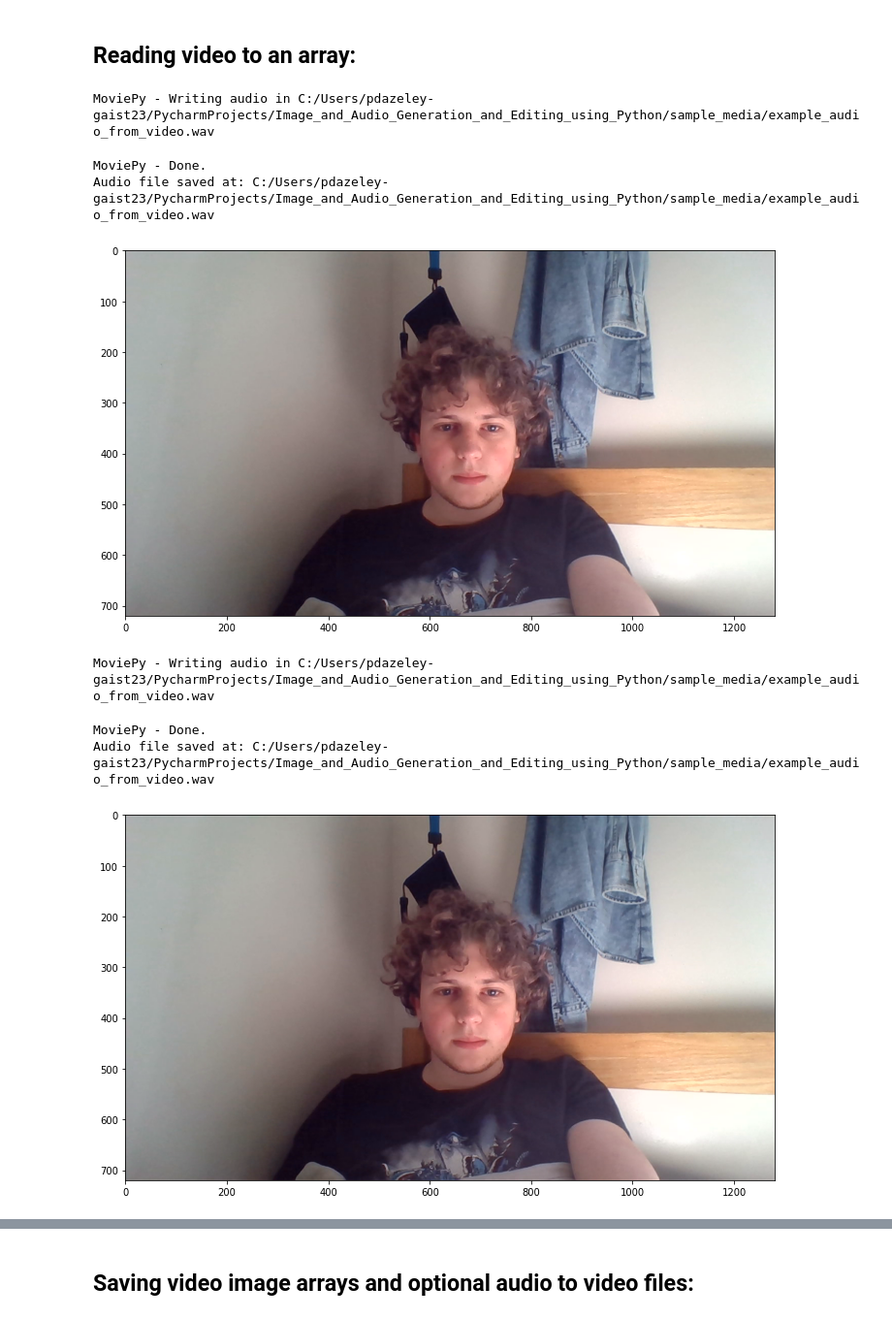
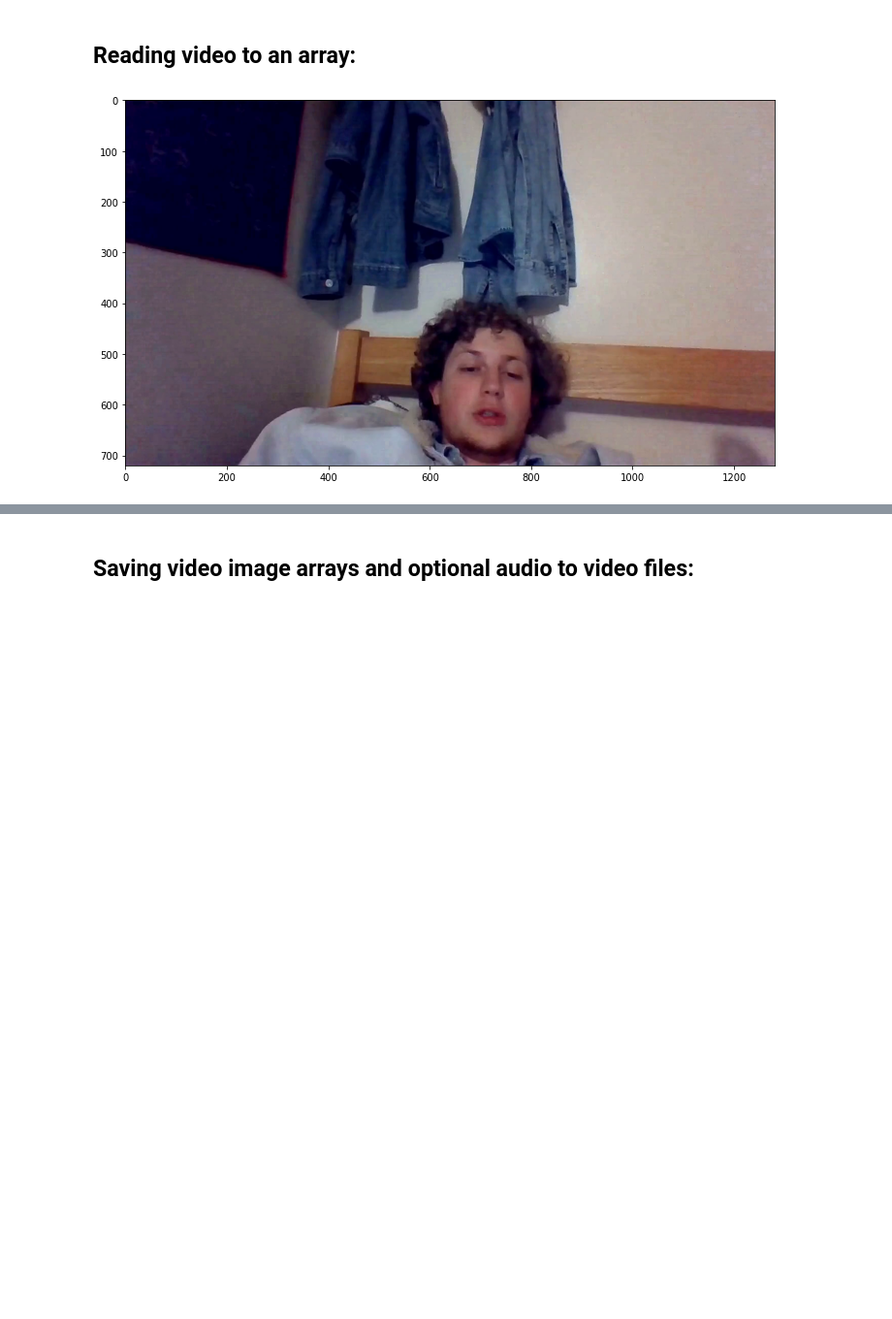
Before and after one commit to phileasdg/Image_and_Audio_Generation_and_Editing_using_Python, a Jupyter notebook: project_documentation/Reading_and_saving_media_files.ipynb, the cells around one changed output, grey strips where cells are left out. Shown at 97% size. Cells and saved outputs as stored; diff of their text form; code cells hidden in the pictures; blank space fills up the shorter version.

Commit message:
Updated paths and functions in documentation to match the code from media_tools

```diff
--- a/project_documentation/Reading_and_saving_media_files.ipynb
+++ b/project_documentation/Reading_and_saving_media_files.ipynb
@@ -5,3 +3,6 @@ from media_tools import *
+# %%
+from media_tools import *
+sample_media = "C:/Users/pdazeley-gaist23/PycharmProjects/Image_and_Audio_Generation_and_Editing_using_Python/sample_media/"
 # %% [markdown]
 ## Reading an image as an array, displaying and saving arrays as images:
 # %%
@@ -83,20 +87,11 @@ audio_tools.save_audio("C:/Users/pdazeley-gaist23/PycharmProjects/Image_and_Audi
 ## Reading video to an array:
 # %%
 # Read a video image array
-clip, framerate = video_tools.read_video("C:/Users/pdazeley-gaist23/PycharmProjects/Image_and_Audio_Generation_and_Editing_using_Python/sample_media/sample_video.mp4")
+clip, framerate = video_tools.read_video(sample_media+"sample_video.mp4")
 
 # Save an audio file copy from a video file
-video_tools.save_audio_from_video("C:/Users/pdazeley-gaist23/PycharmProjects/Image_and_Audio_Generation_and_Editing_using_Python/sample_media/sample_video.mp4",
-                                  "C:/Users/pdazeley-gaist23/PycharmProjects/Image_and_Audio_Generation_and_Editing_using_Python/sample_media/example_audio_from_video.wav")
 
 # Show a frame from a video image array
 image_tools.show_image(clip[1])
 # %% [output]
-MoviePy - Writing audio in C:/Users/pdazeley-gaist23/PycharmProjects/Image_and_Audio_Generation_and_Editing_using_Python/sample_media/example_audio_from_video.wav
-MoviePy - Done.
-Audio file saved at: C:/Users/pdazeley-gaist23/PycharmProjects/Image_and_Audio_Generation_and_Editing_using_Python/sample_media/example_audio_from_video.wav
-[figure, old version]
+[figure, new version]
-MoviePy - Writing audio in C:/Users/pdazeley-gaist23/PycharmProjects/Image_and_Audio_Generation_and_Editing_using_Python/sample_media/example_audio_from_video.wav
-MoviePy - Done.
-Audio file saved at: C:/Users/pdazeley-gaist23/PycharmProjects/Image_and_Audio_Generation_and_Editing_using_Python/sample_media/example_audio_from_video.wav
-[figure, removed]
```
Also changed, not shown: parts of 7 cells of this notebook, 1 other file.
